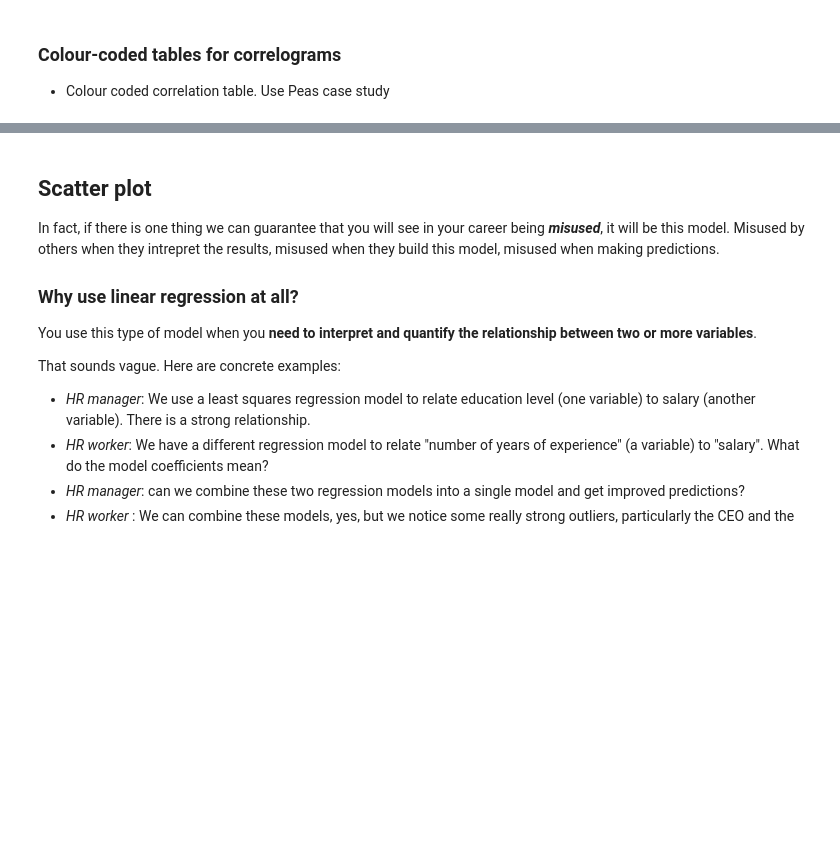
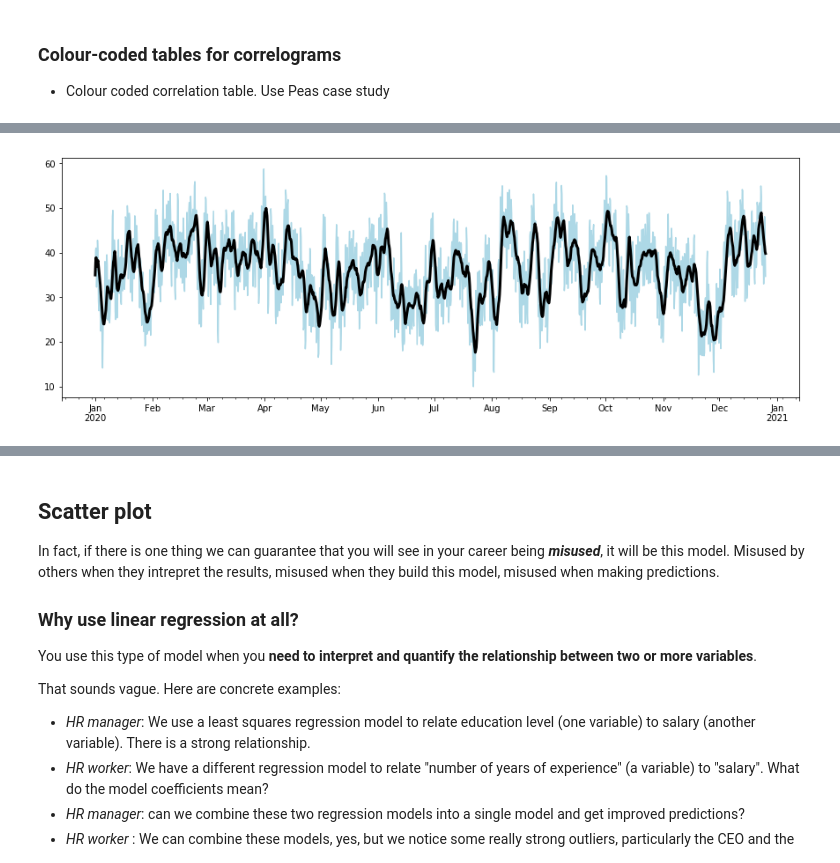
Before and after one commit to kgdunn/python-basic-notebooks, a Jupyter notebook: Module-10-interactive.ipynb, the cells around one changed output, grey strips where cells are left out. Cells and saved outputs as stored; diff of their text form; code cells hidden in the pictures; blank space fills up the shorter version.

```diff
--- a/Module-10-interactive.ipynb
+++ b/Module-10-interactive.ipynb
@@ -193,0 +240,8 @@ Need more convincing evidence?
+# %%
+ammonia = pd.read_csv('http://openmv.net/file/ammonia.csv')
+datetimes = pd.date_range('1/1/2020', periods=ammonia.shape[0], freq='6H')
+ammonia.set_index(datetimes, inplace=True)
+ammonia['Ammonia'].plot(figsize=(15,5), color='lightblue')
+ammonia['Ammonia'].rolling('2D').mean().plot(color='black', linewidth=3);
+# %% [output]
+[figure, added]
```
Also changed, not shown: parts of 12 cells of this notebook.
